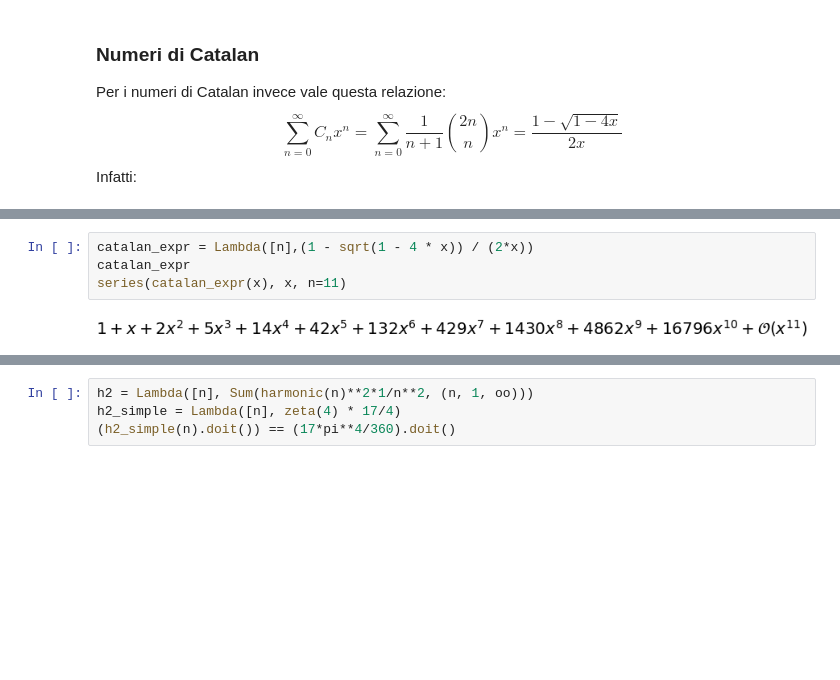
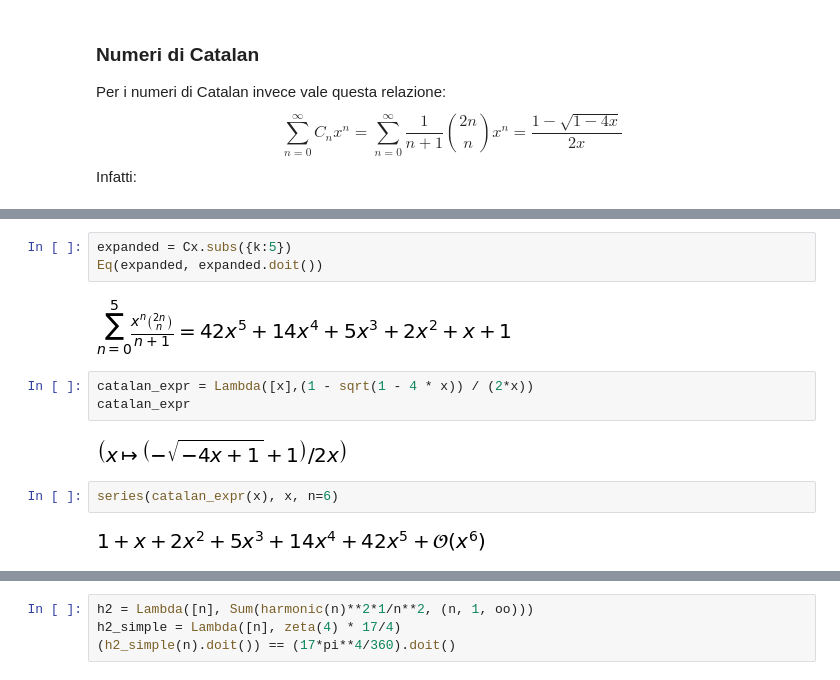
Before and after one commit to mameli/Analysis_and_Design_of_Algorithms, a Jupyter notebook: Chen21/chen.ipynb, the cells around one changed output, grey strips where cells are left out. Cells and saved outputs as stored; diff of their text form; blank space fills up the shorter version.

```diff
--- a/Chen21/chen.ipynb
+++ b/Chen21/chen.ipynb
@@ -58,9 +66,17 @@ Infatti:
+# %%
+expanded = Cx.subs({k:5})
+Eq(expanded, expanded.doit())
+# %% [output]
+[figure, added]
 # %%
-catalan_expr = Lambda([n],(1 - sqrt(1 - 4 * x)) / (2*x))
+catalan_expr = Lambda([x],(1 - sqrt(1 - 4 * x)) / (2*x))
 catalan_expr
-series(catalan_expr(x), x, n=11)
 # %% [output]
-[figure, old version]
+[figure, new version]
+# %%
+series(catalan_expr(x), x, n=6)
+# %% [output]
+[figure, added]
 # %% [markdown]
 Dalla funzione generatrice dei coefficienti binomiali, i numeri di Catalan e i numeri amonici
 sono state ricavate alcune interessanti serie come
```
Also changed, not shown: parts of 104 cells of this notebook.
